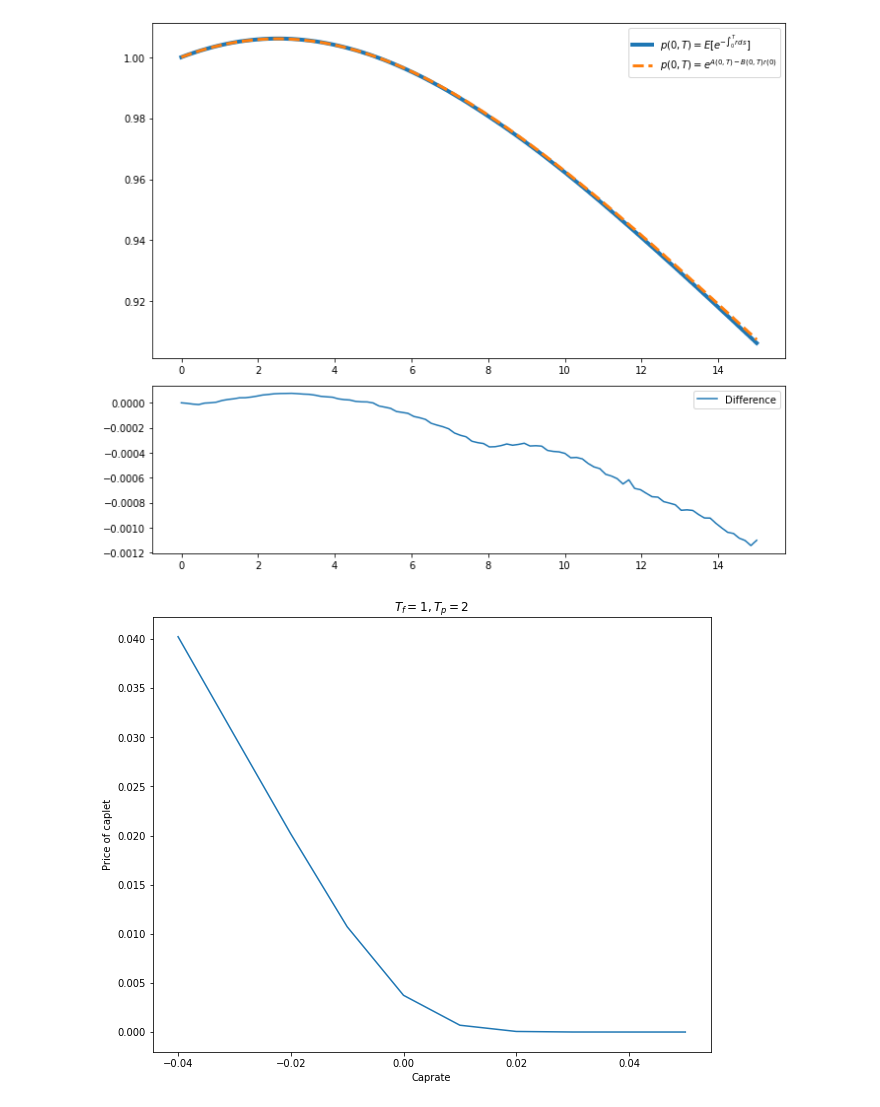
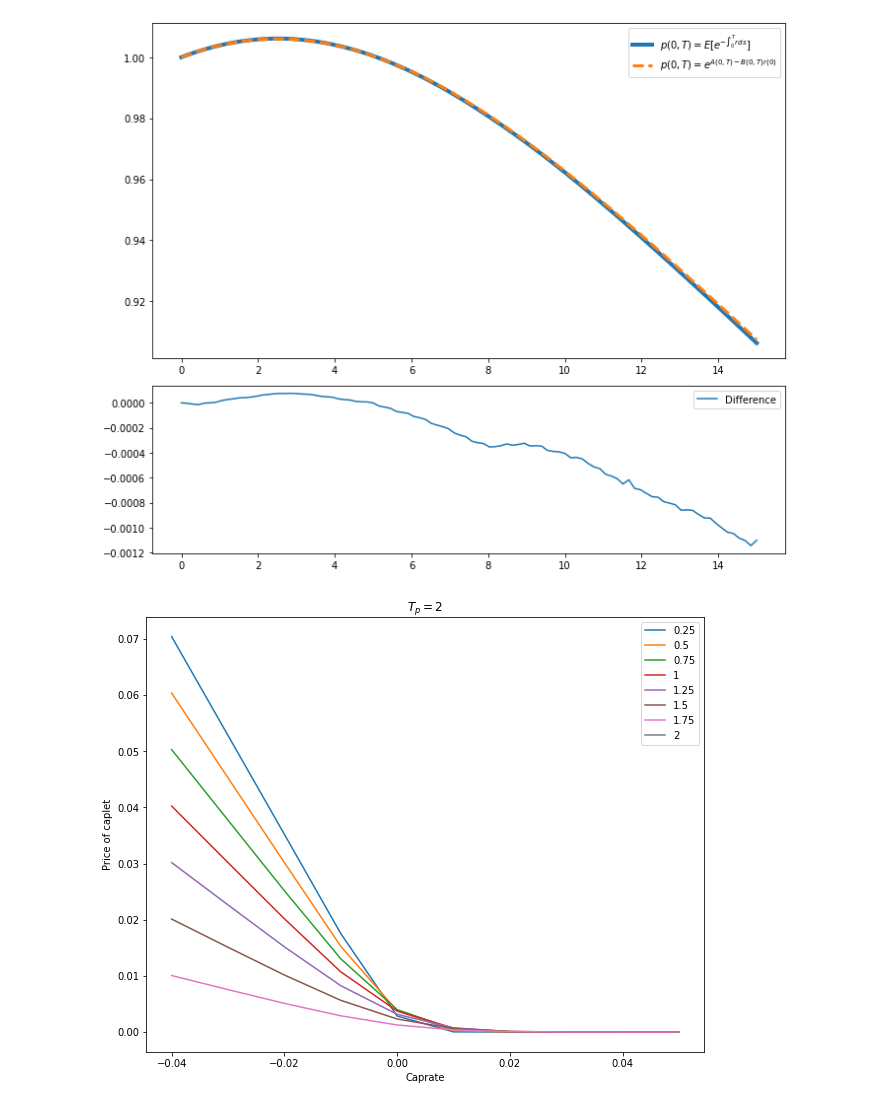
Before and after one commit to BiggiePoppa/SF2975-Project-2, a Jupyter notebook: hull-white.ipynb, the cells around one changed output. Cells and saved outputs as stored; diff of their text form; code cells hidden in the pictures.

```diff
--- a/hull-white.ipynb
+++ b/hull-white.ipynb
@@ -10,11 +10,11 @@ import scipy
 from matplotlib import gridspec
 # %%
 class HullWhite():
-    def __init__(self, times, yield_curve, alpha, sigma, r0 = None):
+    def __init__(self, times, yield_curve, a, sigma, r0 = None):
 
         self.dt = 0.00001
         self.times = times
-        self.a = alpha
+        self.a = a
         self.sigma = sigma
         if not r0:
             self.r0 = yield_curve.iloc[0]
@@ -89,11 +89,17 @@ class HullWhite():
         return (1/self.a) * (1-np.exp(-self.a*(T-t)))
 
     def simple_zcb(self, T):
+        '''
+        Uses the ATS term structure with R0 to calculate the price of a ZCB
+        '''
         B = self.B(0, T)
         A = self.A(0, T)
         return np.exp(A-self.r0*B)
 
     def simulate_paths(self, number_of_steps, number_of_simulations, T):
+        '''
+        Simulates paths for the short-rate using the Euler discretization method
+        '''
         dt = T/float(number_of_steps)
 
         xh = np.zeros((number_of_steps+ 1, number_of_simulations))
@@ -124,6 +130,9 @@ class HullWhite():
         return mean_p_t_T, std_p_t_T
 
     def price_zbp(self, Tf , Tp, K):
+        '''
+        Prices a zero coupon put, fixing time Tf, paying time Tp and strike K.
+        '''
         sigma = self.sigma
         a = self.a
         var = sigma**2 / (2*a**3) * (1- np.exp(-2*a * Tf)) * (1 - np.exp(-a * (Tp - Tf)) )**2
@@ -131,8 +140,6 @@ class HullWhite():
         p0Tf, _  = self.price_zcb_using_rates(0, Tf)
         p0Tp, _  = self.price_zcb_using_rates(0, Tp)
 
-        #print(p0Tf)
-        #print(p0Tp)
 
         dplus =  (np.log(K*p0Tf/p0Tp) + 1/2*var) / np.sqrt(var)
         dminus = (np.log(K*p0Tf/p0Tp) - 1/2*var) / np.sqrt(var)
@@ -141,13 +148,13 @@ class HullWhite():
 
 
     def price_caplet(self, Tf, Tp, K):
+        '''
+        Prices a caplet with fixing time Tf, paying time Tp and cap-rate K.
+        '''
         delta = (Tp - Tf)
 
         return (1+K*delta) * self.price_zbp(Tf, Tp, 1/(1+ K * delta))
 # %%
-a = 0.05
-sigma = 0.01
-
 data = pd.read_excel("curve.xlsx")
 data['Curve'] /= 100
 
@@ -156,7 +163,7 @@ data.dropna(inplace = True)
 
 
 #create an instance of the hull-white model
-hw = HullWhite(data['T'], data['Curve'], alpha = 0.05, sigma = 0.01)
+hw = HullWhite(data['T'], data['Curve'], a = 0.05, sigma = 0.01)
 
 x = np.linspace(0, 15, 1000)
 
@@ -279,22 +286,29 @@ fig.savefig("using_rates.png")
 # %%
 #===========================================================================
 # Code to plot the price of a caplet with varying caprate
 ##==========================================================================
 
 fig, ax = plt.subplots(1,1, figsize = (10,8))
 
 R = np.linspace(-.04, 0.05, 10)
 
 Tf = 1
 Tp = 2
 
-prices = [hw.price_caplet(Tf, Tp, r) for r in R]
-ax.plot(R,prices)
+Tfs = [0.25, 0.5, 0.75, 1, 1.25, 1.5, 1.75, 2]
+prices = [([hw.price_caplet(Tf, Tp, r) for r in R], Tf) for Tf in Tfs]
+
+
+for price, tf in prices:
+
+    ax.plot(R,price, label = tf)
 
 ax.set_xlabel("Caprate")
 ax.set_ylabel("Price of caplet")
-ax.set_title(r"$T_f = 1, T_p = 2$")
+ax.set_title(r"$T_p = 2$")
+ax.legend()
+#ax.legend([f"Tf = {tf}" for tf in Tfs])
 
 fig.savefig("Caplet_varying_K")
 # %% [output]
-[figure, old version]
+[figure, new version]
```
Also changed, not shown: 2 other files.
